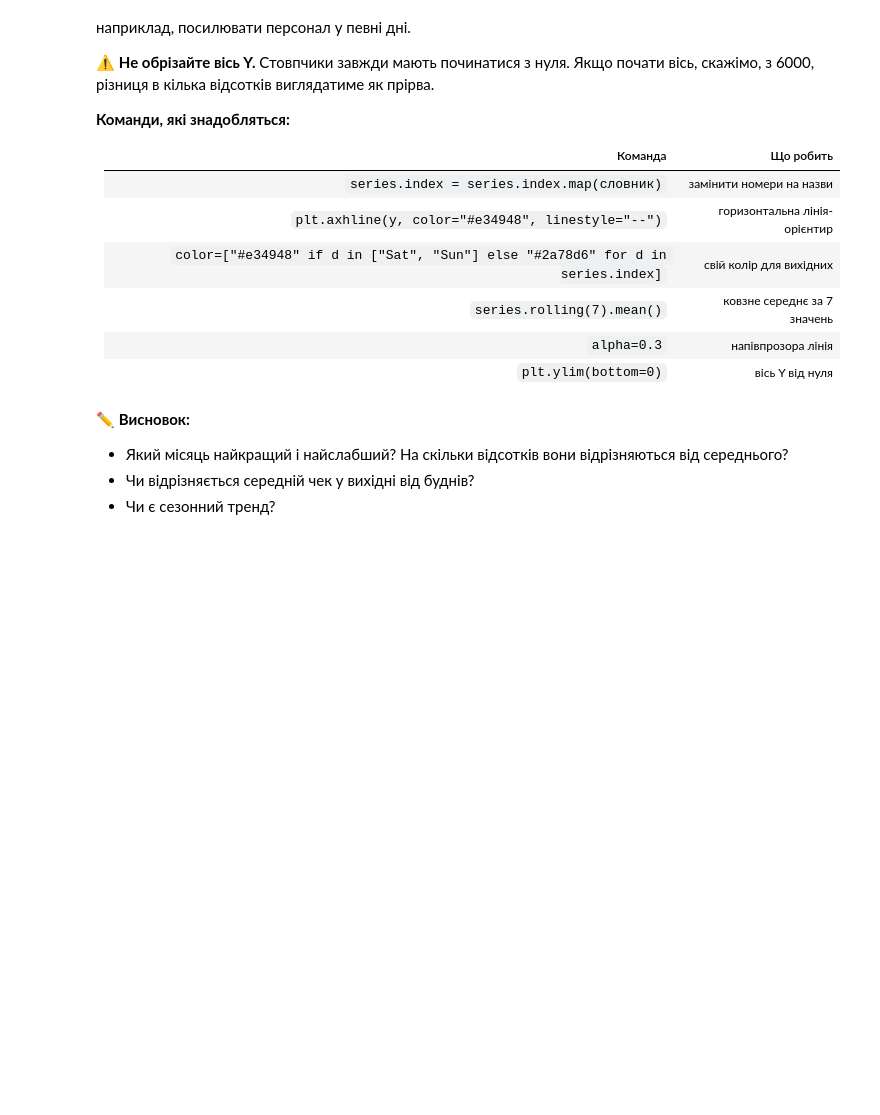
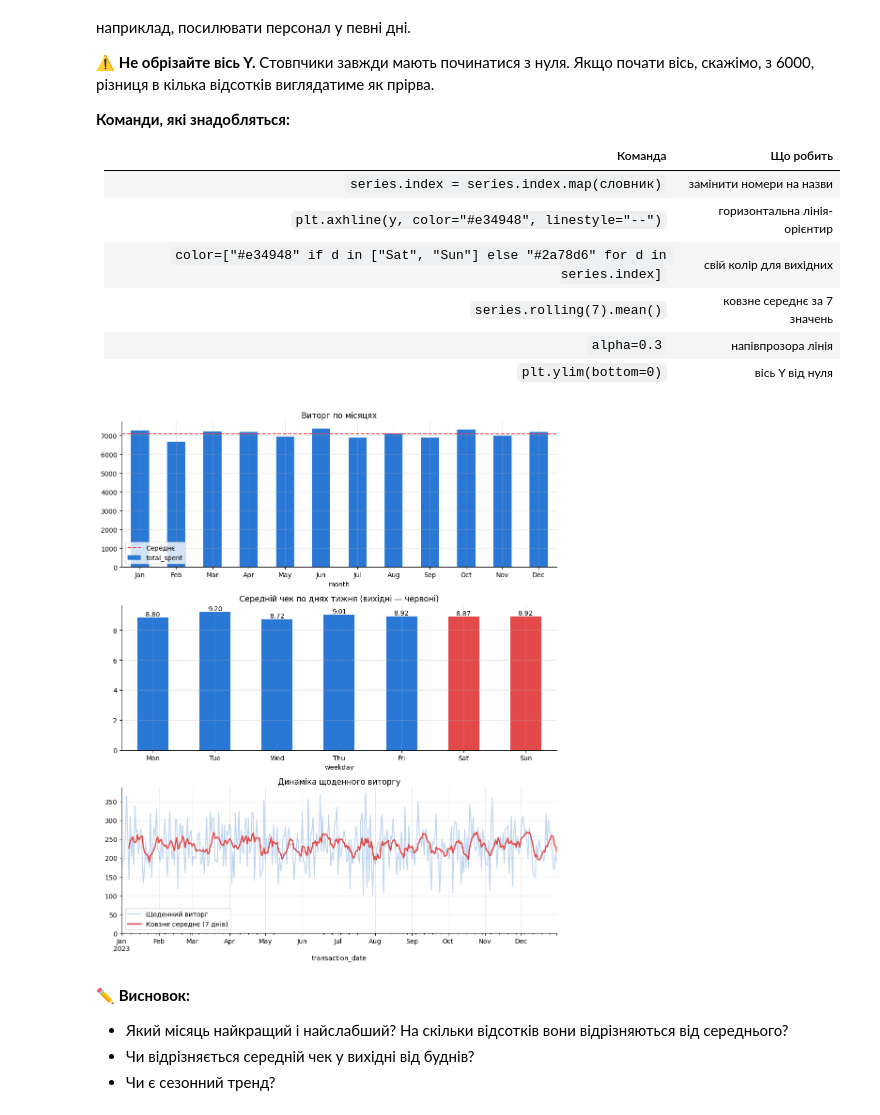
Before and after one commit to Ganss77/Cafe_sales_DTA, a Jupyter notebook: Копія_записника_"Pandas_lesson_03_04_11_26_training_project_cafe_sales_ipynb".ipynb, the cells around one changed output. Saved outputs shown, nothing was run; the diff lists cells and outputs as text; code cells hidden in the pictures; blank space fills up the shorter version.

```diff
--- a/Копія_записника_"Pandas_lesson_03_04_11_26_training_project_cafe_sales_ipynb".ipynb
+++ b/Копія_записника_"Pandas_lesson_03_04_11_26_training_project_cafe_sales_ipynb".ipynb
@@ -964,3 +1015,41 @@ print(f"{len(ex)} --> {len(ex.dropna())}")
+# %%
+fig, axes = plt.subplots(3, 1, figsize=(10, 12))
+
+# 1. Виторг по місяцях
+month_names = {1: "Jan", 2: "Feb", 3: "Mar", 4: "Apr", 5: "May", 6: "Jun",
+               7: "Jul", 8: "Aug", 9: "Sep", 10: "Oct", 11: "Nov", 12: "Dec"}
+monthly_rev = df.groupby('month')['total_spent'].sum()
+monthly_rev.index = monthly_rev.index.map(month_names)
+
+monthly_rev.plot(kind='bar', ax=axes[0], color='#2a78d6', rot=0)
+axes[0].axhline(monthly_rev.mean(), color='#e34948', linestyle='--', label='Середнє')
+axes[0].set_title('Виторг по місяцях')
+axes[0].set_ylim(bottom=0)
+axes[0].legend()
+
+# 2. Середній чек по днях тижня
+weekday_names = {0: "Mon", 1: "Tue", 2: "Wed", 3: "Thu", 4: "Fri", 5: "Sat", 6: "Sun"}
+avg_check_wd = df.groupby('weekday')['total_spent'].mean()
+avg_check_wd.index = avg_check_wd.index.map(weekday_names)
+
+colors = ["#e34948" if d in ["Sat", "Sun"] else "#2a78d6" for d in avg_check_wd.index]
+ax1 = avg_check_wd.plot(kind='bar', ax=axes[1], color=colors, rot=0)
+axes[1].set_title('Середній чек по днях тижня (вихідні — червоні)')
+axes[1].bar_label(axes[1].containers[0], fmt='%.2f')
+axes[1].set_ylim(bottom=0)
+
+# 3. Щоденний виторг та ковзне середнє
+daily_rev = df.groupby('transaction_date')['total_spent'].sum()
+daily_rev.plot(ax=axes[2], color='#2a78d6', alpha=0.3, label='Щоденний виторг')
+daily_rev.rolling(7).mean().plot(ax=axes[2], color='#e34948', linewidth=2, label='Ковзне середнє (7 днів)')
+axes[2].set_title('Динаміка щоденного виторгу')
+axes[2].set_ylim(bottom=0)
+axes[2].legend()
+
+plt.tight_layout()
+plt.show()
+# %% [output]
+[figure, added]
 # %% [markdown]
 ✏️ **Висновок:**
 - Який місяць найкращий і найслабший? На скільки відсотків вони відрізняються від середнього?
```
Also changed, not shown: parts of 25 cells of this notebook.
